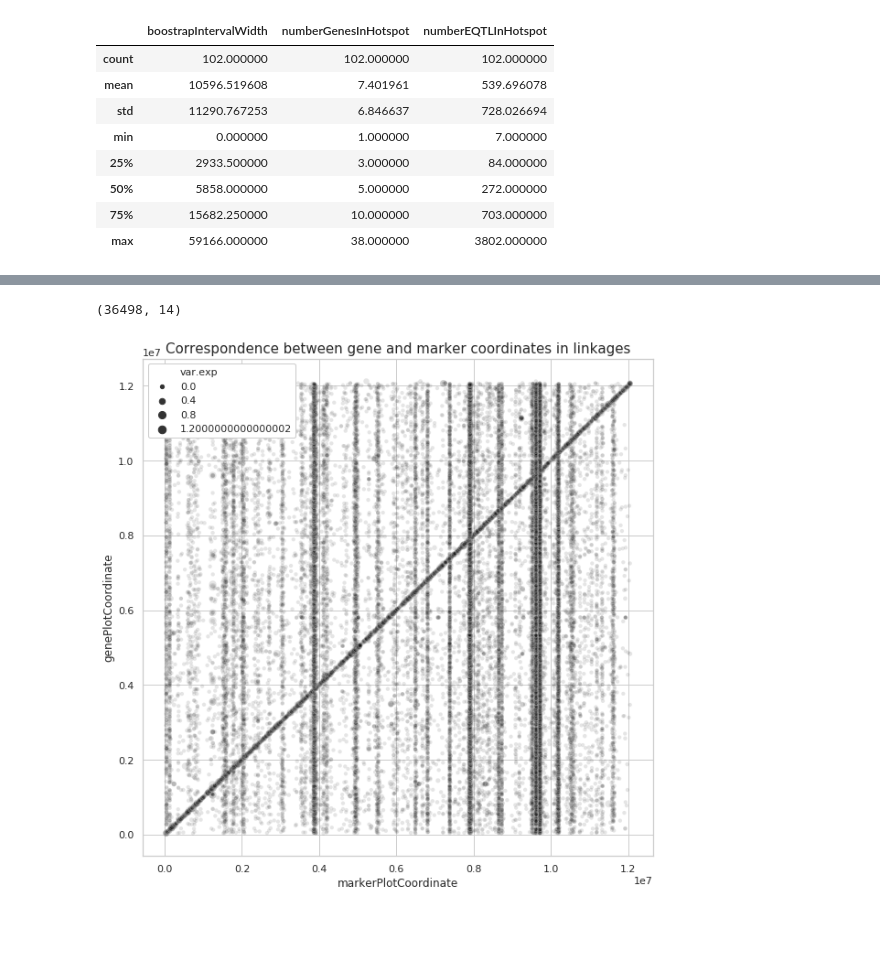
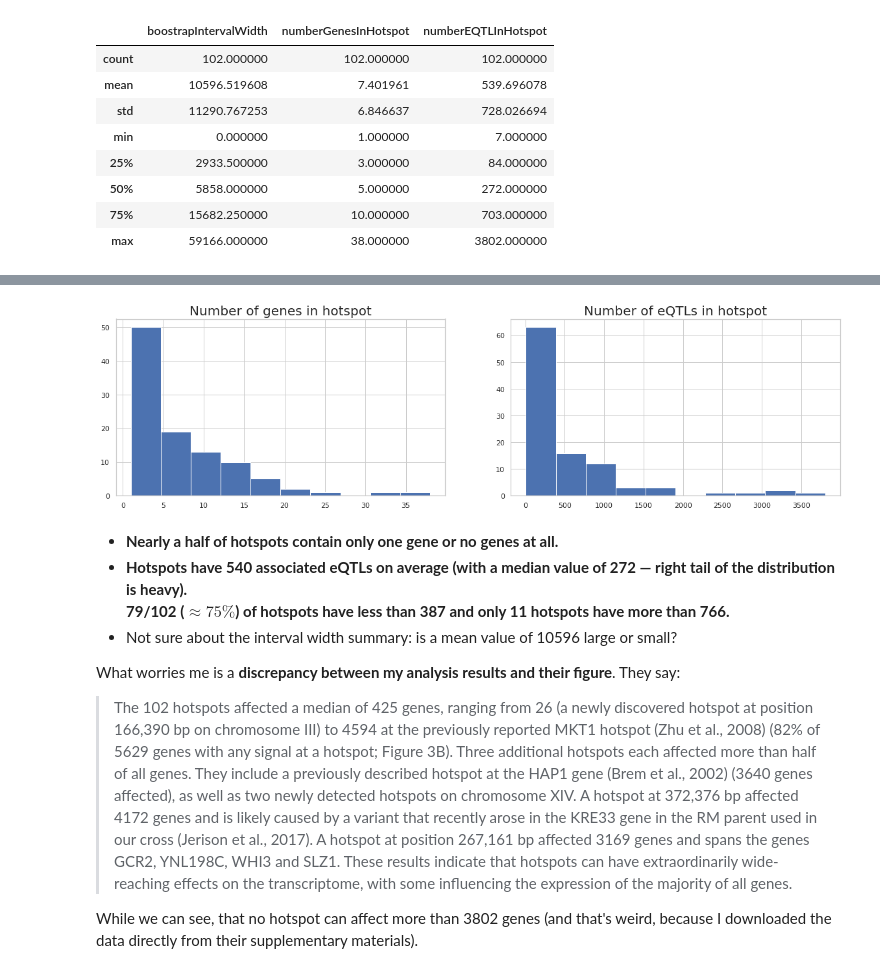
Before and after one commit to ivanov-v-v/PPINs-QTLs-Joint-Analysis, a Jupyter notebook: notebooks/hotspot_analysis.ipynb, the cells around one changed output, grey strips where cells are left out. Drawn from its saved outputs; the diff is of its cells as text; code cells hidden in the pictures; blank space fills up the shorter version.

```diff
--- a/notebooks/hotspot_analysis.ipynb
+++ b/notebooks/hotspot_analysis.ipynb
@@ -179,20 +175,21 @@ plt.hist(hotspot_df.numberEQTLInHotspot)
-# %%
-qtls_df["eQTLs_2018"]["A&B"].shape
-# %% [output]
-(36498, 14)
-# %%
-plt.figure(figsize=(10,10))
-plt.title("Correspondence between gene and marker coordinates in linkages", fontsize=15)
-sns.scatterplot(
-    x="markerPlotCoordinate",
-    y="genePlotCoordinate",
-    color="black",
-    size="var.exp",
-    data=qtls_df["eQTLs_2018"]["A&B"],
-    alpha=0.1
-);
-plt.legend(framealpha=1.);
-# %% [output]
-[figure, removed]
+# %%
+fig, axes = plt.subplots(1, 2, figsize=(20, 5))
+axes[0].set_title("Number of genes in hotspot", fontsize=20)
+axes[0].hist(hotspot_df.numberGenesInHotspot);
+axes[1].set_title("Number of eQTLs in hotspot", fontsize=20)
+axes[1].hist(hotspot_df.numberEQTLInHotspot);
+# %% [output]
+[figure, added]
+# %% [markdown]
+- **Nearly a half of hotspots contain only one gene or no genes at all.**
+- **Hotspots have 540 associated eQTLs on average (with a median value of 272 — right tail of the distribution is heavy).**
+  **79/102 ($\approx 75\%$) of hotspots have less than 387 and only 11 hotspots have more than 766.**
+- Not sure about the interval width summary: is a mean value of 10596 large or small?
+
+What worries me is a **discrepancy between my analysis results and their figure**. They say:
+
+> The 102 hotspots affected a median of 425 genes, ranging from 26 (a newly discovered hotspot at position 166,390 bp on chromosome III) to 4594 at the previously reported MKT1 hotspot (Zhu et al., 2008) (82% of 5629 genes with any signal at a hotspot; Figure 3B). Three additional hotspots each affected more than half of all genes. They include a previously described hotspot at the HAP1 gene (Brem et al., 2002) (3640 genes affected), as well as two newly detected hotspots on chromosome XIV. A hotspot at 372,376 bp affected 4172 genes and is likely caused by a variant that recently arose in the KRE33 gene in the RM parent used in our cross (Jerison et al., 2017). A hotspot at position 267,161 bp affected 3169 genes and spans the genes GCR2, YNL198C, WHI3 and SLZ1. These results indicate that hotspots can have extraordinarily wide-reaching effects on the transcriptome, with some influencing the expression of the majority of all genes.
+
+While we can see, that no hotspot can affect more than 3802 genes (and that's weird, because I downloaded the data directly from their supplementary materials).
 # %%
 class HotspotPlotter:
```
Also changed, not shown: parts of 28 cells of this notebook.
